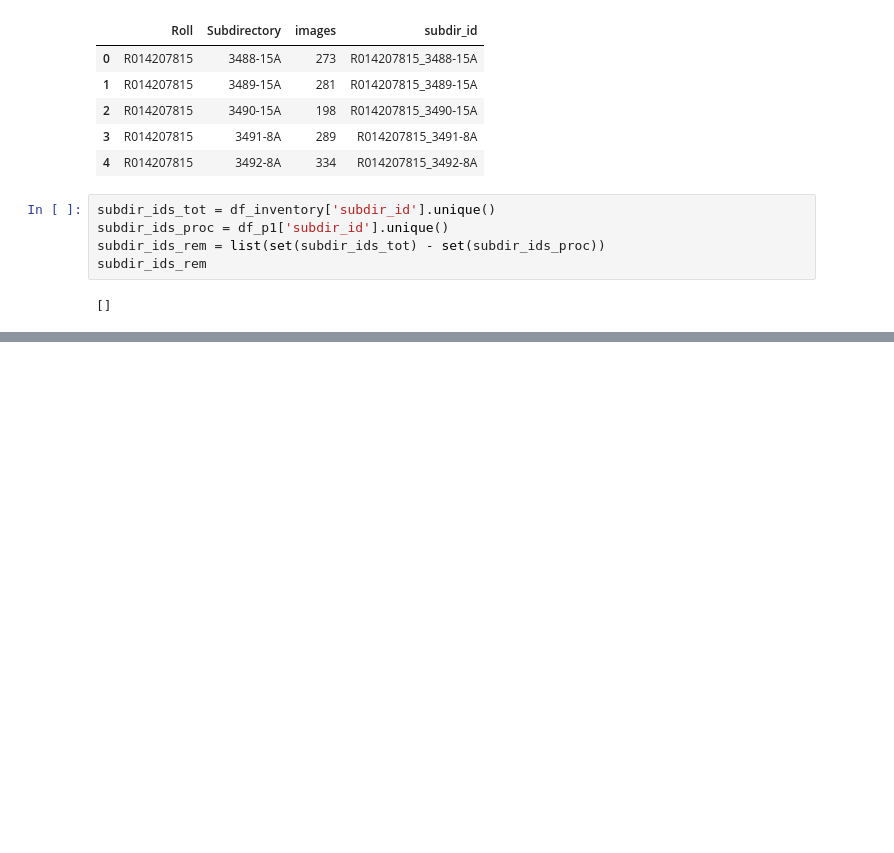
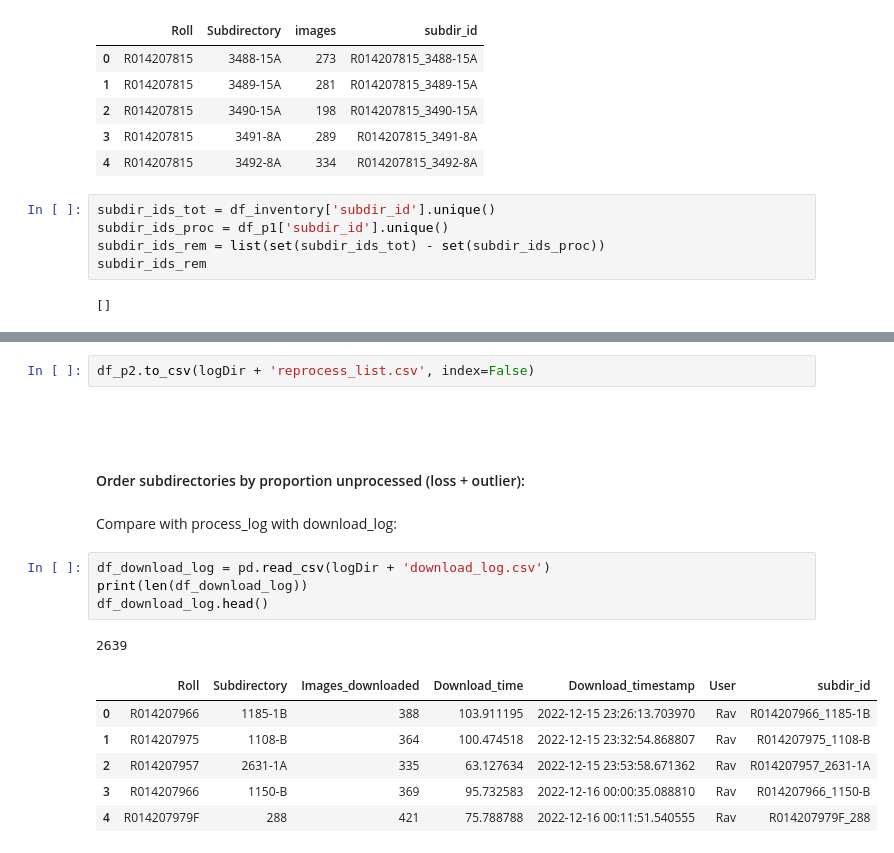
Before and after one commit to asc-csa/Alouette_ISIS_extract, a Jupyter notebook: 10_Analyze Processing Quality.ipynb, the cells around one changed output, grey strips where cells are left out. Cells and saved outputs as stored; diff of their text form; blank space fills up the shorter version.

```diff
--- a/10_Analyze Processing Quality.ipynb
+++ b/10_Analyze Processing Quality.ipynb
@@ -119,0 +118,20 @@ df_p2.to_csv(logDir + 'reprocess_list.csv', index=False)
+# %%
+df_p2.to_csv(logDir + 'reprocess_list.csv', index=False)
+# %% [markdown]
+#
+# %% [markdown]
+#### Order subdirectories by proportion unprocessed (loss + outlier):
+# %% [markdown]
+Compare with process_log with download_log:
+# %%
+df_download_log = pd.read_csv(logDir + 'download_log.csv')
+print(len(df_download_log))
+df_download_log.head()
+# %% [output]
+2639
+|  | Roll | Subdirectory | Images_downloaded | Download_time | Download_timestamp | User | subdir_id |
+| 0 | R014207966 | 1185-1B | 388 | 103.911195 | 2022-12-15 23:26:13.703970 | Rav | R014207966_1185-1B |
+| 1 | R014207975 | 1108-B | 364 | 100.474518 | 2022-12-15 23:32:54.868807 | Rav | R014207975_1108-B |
+| 2 | R014207957 | 2631-1A | 335 | 63.127634 | 2022-12-15 23:53:58.671362 | Rav | R014207957_2631-1A |
+| 3 | R014207966 | 1150-B | 369 | 95.732583 | 2022-12-16 00:00:35.088810 | Rav | R014207966_1150-B |
+| 4 | R014207979F | 288 | 421 | 75.788788 | 2022-12-16 00:11:51.540555 | Rav | R014207979F_288 |
```
Also changed, not shown: parts of 10 cells of this notebook.
